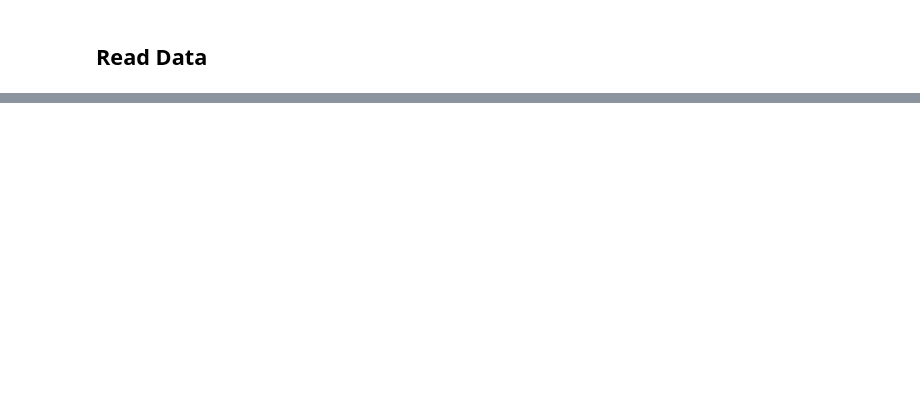
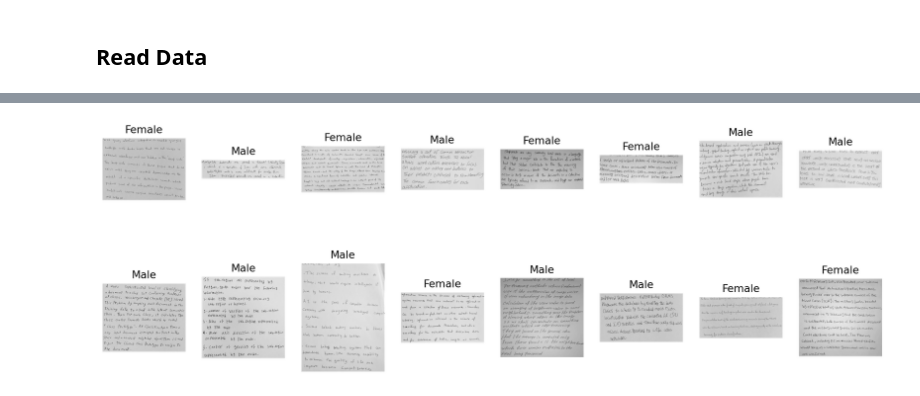
Before and after one commit to radwaahmed2132000/Gender-Classification-ICDAR2013, a Jupyter notebook: Read_Data.ipynb, the cells around one changed output, grey strips where cells are left out. Drawn from its saved outputs; the diff is of its cells as text; code cells hidden in the pictures; blank space fills up the shorter version.

Commit message:
Updated Read_Data so that the test set is considered form CMP23 only.

```diff
--- a/Read_Data.ipynb
+++ b/Read_Data.ipynb
@@ -11,54 +11,98 @@ from tqdm import tqdm
 # %% [markdown]
 ## Read Data
 # %%
-def Read_Dataset(saved=False):
+def Read_Dataset(saved=False, plot=False):
     if saved:
-        with open('./Datasets/CMP23-Dataset/data.npy', 'rb') as f:
-            x_data = np.load(f, allow_pickle=True)
-            y_data = np.load(f, allow_pickle=True)
-
+        with open('./Datasets/data_set.npy', 'rb') as f:
+            x_data_cmp = np.load(f, allow_pickle=True)
+            y_data_cmp = np.load(f, allow_pickle=True)
+            x_data_icdar = np.load(f, allow_pickle=True)
+            y_data_icdar = np.load(f, allow_pickle=True)
 
     else:
-        x_data, y_data = [], []
+        x_data_cmp, y_data_cmp, x_data_icdar, y_data_icdar = [], [], [], []
         #load male images
-        for filename in tqdm(sorted(glob.glob('./Datasets/CMP23-Dataset/Male/*.jpg'))):
+        for filename in tqdm(sorted(glob.glob('./Datasets/CMP2023_Clipped/Male/*.png'))):
             try:
                 img = cv2.imread(filename, 0)                           # 0 for gray-scale
-                x_data.append(img)
-                y_data.append(0)
+                x_data_cmp.append(img)
+                y_data_cmp.append(0)
             except:
                 print("corrupted image detected.")
 
 
         ## load female images
-        for filename in tqdm(sorted(glob.glob('./Datasets/CMP23-Dataset/Female/*.jpg'))):
+        for filename in tqdm(sorted(glob.glob('./Datasets/CMP2023_Clipped/Female/*.png'))):
             try:
                 img = cv2.imread(filename, 0)
-                x_data.append(img)
-                y_data.append(1)
+                x_data_cmp.append(img)
+                y_data_cmp.append(1)
             except:
                 print("corrupted image detected.")
 
 
-        x_data = np.array(x_data)
-        y_data = np.array(y_data)
-        with open('./Datasets/CMP23-Dataset/data.npy', 'wb') as f:
-            np.save(f, x_data, allow_pickle=True)
-            np.save(f, y_data, allow_pickle=True)
+        for filename in tqdm(sorted(glob.glob('./Datasets/ICDAR2013_Clipped/Male/*.png'))):
+            try:
+                img = cv2.imread(filename, 0)                           # 0 for gray-scale
+                x_data_icdar.append(img)
+                y_data_icdar.append(0)
+            except:
+                print("corrupted image detected.")
+
+
+        ## load female images
+        for filename in tqdm(sorted(glob.glob('./Datasets/ICDAR2013_Clipped/Female/*.png'))):
+            try:
+                img = cv2.imread(filename, 0)
+                x_data_icdar.append(img)
+                y_data_icdar.append(1)
+            except:
+                print("corrupted image detected.")
+
+
+        x_data_cmp,  y_data_cmp = np.array(x_data_cmp), np.array(y_data_cmp)
+        x_data_icdar, y_data_icdar = np.array(x_data_icdar), np.array(y_data_icdar)
+
+
+        with open('./Datasets/data_set.npy', 'wb') as f:
+            np.save(f, x_data_cmp, allow_pickle=True)
+            np.save(f, y_data_cmp, allow_pickle=True)
+            np.save(f, x_data_icdar, allow_pickle=True)
+            np.save(f, y_data_icdar, allow_pickle=True)
+
+
 
 
     # Shuffle both
-    p = np.random.permutation(len(x_data))
-    x_data = x_data[p]
-    y_data = y_data[p]
+    p = np.random.permutation(len(x_data_cmp))
+    x_data_cmp = x_data_cmp[p]
+    y_data_cmp = y_data_cmp[p]
 
-    train_size = int(0.8 * len(x_data))
-    print(train_size)
-    x_train, y_train = x_data[:train_size], y_data[:train_size]
-    x_test, y_test = x_data[train_size:], y_data[train_size:]
+    # Split into training and testing sets with trainging only involving CMP23.
+    train_size = int(0.75 * len(x_data_cmp))
 
+    x_test, y_test = x_data_cmp[train_size:], y_data_cmp[train_size:]
+
+    x_train, y_train = x_data_cmp[:train_size], y_data_cmp[:train_size]
+    x_train, y_train = np.concatenate((x_train, x_data_icdar)), np.concatenate((y_train, y_data_icdar))
+    p = np.random.permutation(len(x_train))
+    x_train = x_train[p]
+    y_train = y_train[p]
+
+
+    if plot:
+        from matplotlib.pyplot import figure
+        figure(figsize=(16, 12), dpi=160)
+
+        enum = ['Male', 'Female']
+        for i in range(16):
+            ax = plt.subplot(4,8,i+1)
+            ax.title.set_text(enum[y_test[i]])
+            plt.axis('off')
+            plt.imshow(x_test[i].squeeze(), cmap='gray')  #first 6 images in the first batch. Squeeze so 1xPxP -> PxP
+        plt.show()
 
     return x_train, y_train, x_test, y_test
 
-x_train, y_train, x_test, y_test = Read_Dataset(saved=True)
+x_train, y_train, x_test, y_test = Read_Dataset(saved=True, plot=True)
 # %% [output]
@@ -65,0 +109 @@ x_train, y_train, x_test, y_test = Read_Dataset(saved=True)
+[figure, added]
```
Also changed, not shown: parts of 1 cell of this notebook, 3 other files.
